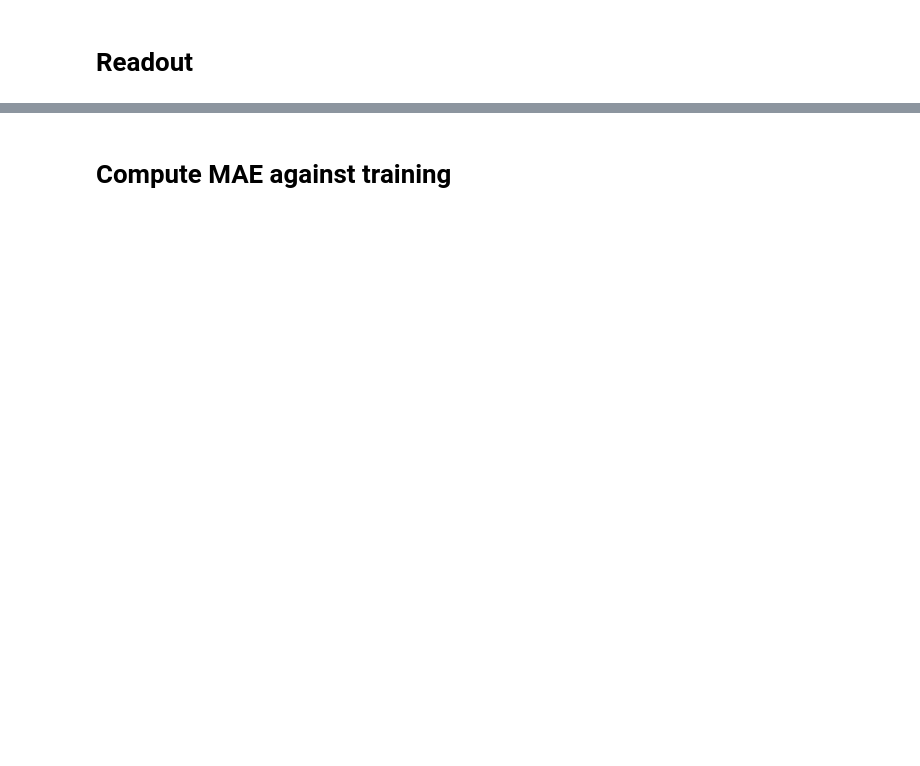
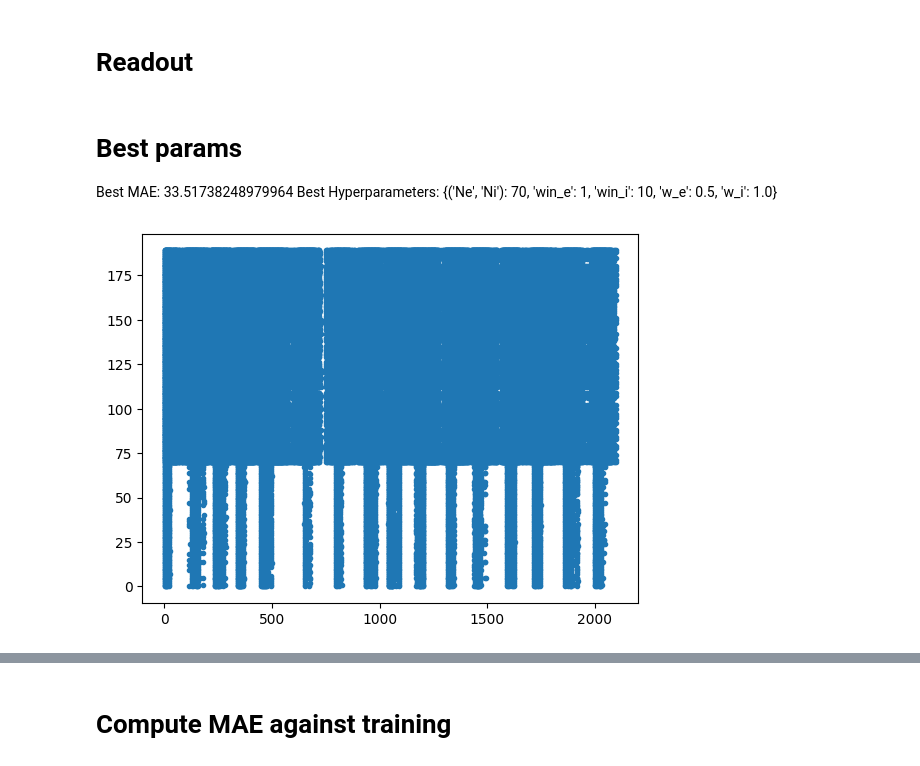
Before and after one commit to U-n-Own/UniversityNotes, a Jupyter notebook: Assignments/ComputationalNeuroscience/BonusTrack-LSM/LiquidStateMachines.ipynb, the cells around one changed output, grey strips where cells are left out. Drawn from its saved outputs; the diff is of its cells as text; code cells hidden in the pictures; blank space fills up the shorter version.

```diff
--- a/Assignments/ComputationalNeuroscience/BonusTrack-LSM/LiquidStateMachines.ipynb
+++ b/Assignments/ComputationalNeuroscience/BonusTrack-LSM/LiquidStateMachines.ipynb
@@ -124,2 +171,14 @@ state_mat = np.array(states).T
+# %% [markdown]
+# Best params
+
+Best MAE: 33.51738248979964
+Best Hyperparameters: {('Ne', 'Ni'): 70, 'win_e': 1, 'win_i': 10, 'w_e': 0.5, 'w_i': 1.0}
+# %%
+
+#train_states, train_firings = LiquidStateMachine(Ne=400, Ni=600, win_e = 1.2, win_i = 1.5, w_e = 0.75, w_i = 0.9, input=input_training)
+
+train_states, train_firings = LiquidStateMachine(Ne=70, Ni=120, win_e = 1, win_i = 10, w_e = 0.75, w_i = 0.75, input=input_training)
+# %% [output]
+[figure, added]
 # %%
 #train readout
```
Also changed, not shown: parts of 23 cells of this notebook.
